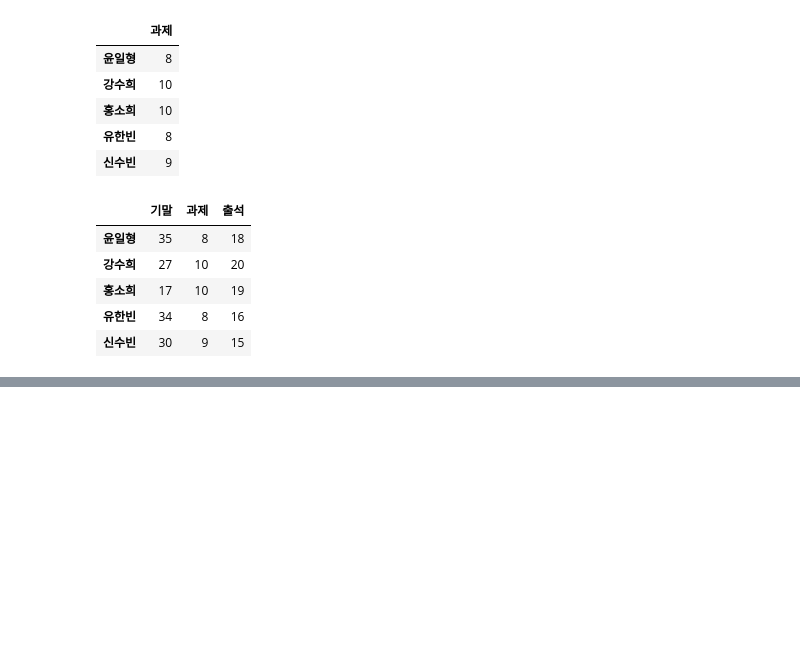
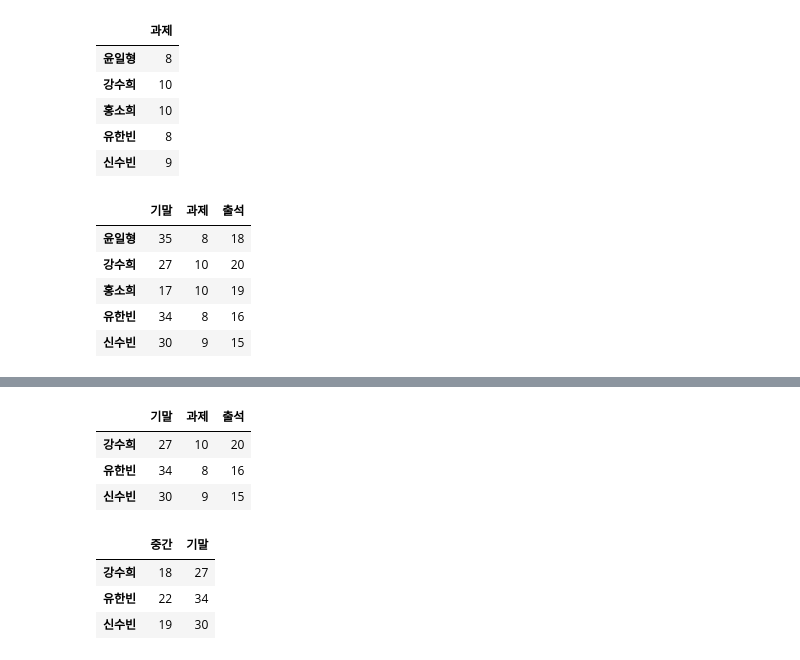
Before and after one commit to JONGBOK1/2025-1-myclass-BDA, a Jupyter notebook: inclass/02w_B_0312_pandas_basic.ipynb, the cells around one changed output, grey strips where cells are left out. Saved outputs shown, nothing was run; the diff lists cells and outputs as text; code cells hidden in the pictures; blank space fills up the shorter version.

```diff
--- a/inclass/02w_B_0312_pandas_basic.ipynb
+++ b/inclass/02w_B_0312_pandas_basic.ipynb
@@ -901,0 +921,14 @@ pf.iloc[:,1:]
+# %%
+pf.iloc[[1,3,4],1:]
+# %% [output]
+|  | 기말 | 과제 | 출석 |
+| 강수희 | 27 | 10 | 20 |
+| 유한빈 | 34 | 8 | 16 |
+| 신수빈 | 30 | 9 | 15 |
+# %%
+pf.iloc[[1,3,4],[0,1]]
+# %% [output]
+|  | 중간 | 기말 |
+| 강수희 | 18 | 27 |
+| 유한빈 | 22 | 34 |
+| 신수빈 | 19 | 30 |
```
Also changed, not shown: parts of 6 cells of this notebook.
